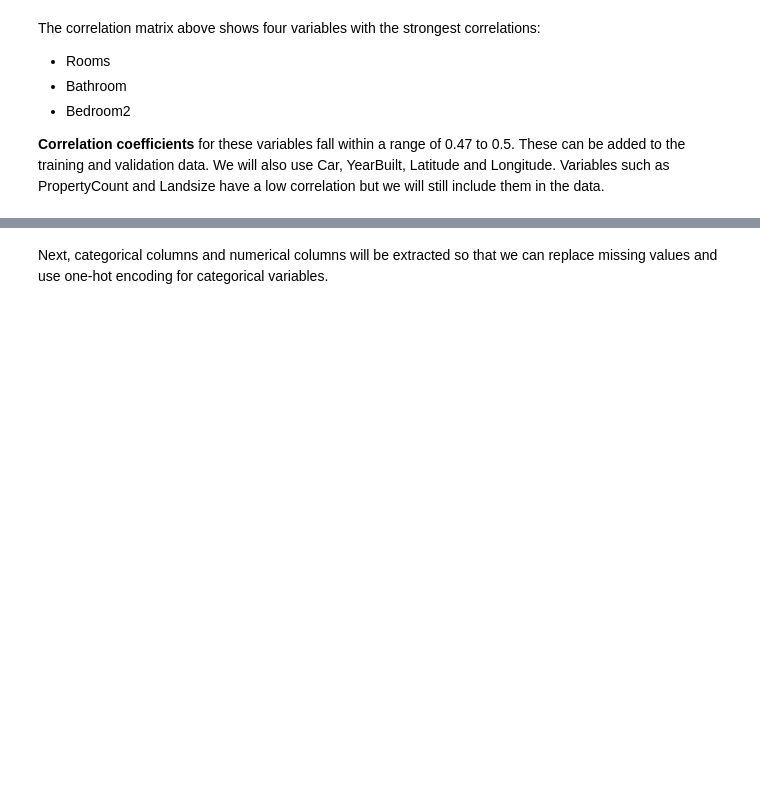
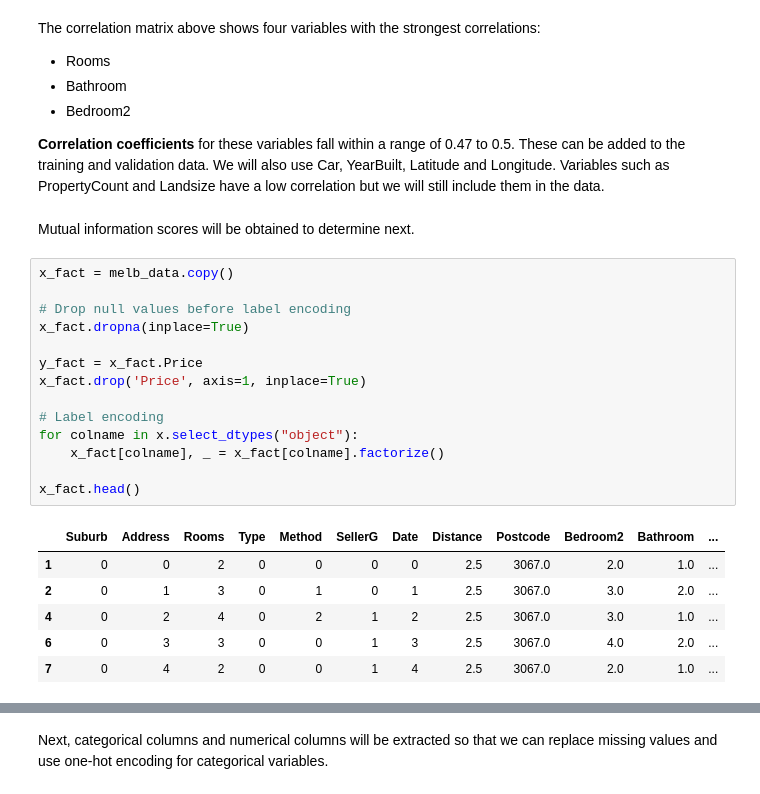
Before and after one commit to zerrynlh/Melbounrne-AUD-Housing-Market, a Jupyter notebook: notebook/Melb.ipynb, the cells around one changed output, grey strips where cells are left out. Cells and saved outputs as stored; diff of their text form; blank space fills up the shorter version.

```diff
--- a/notebook/Melb.ipynb
+++ b/notebook/Melb.ipynb
@@ -111,3 +92,26 @@ The correlation matrix above shows four variables with the strongest correlation
 - Bedroom2
 
 **Correlation coefficients** for these variables fall within a range of 0.47 to 0.5. These can be added to the training and validation data. We will also use Car, YearBuilt, Latitude and Longitude. Variables such as PropertyCount and Landsize have a low correlation but we will still include them in the data.
+# %% [markdown]
+Mutual information scores will be obtained to determine next.
+# %%
+x_fact = melb_data.copy()
+
+# Drop null values before label encoding
+x_fact.dropna(inplace=True)
+
+y_fact = x_fact.Price
+x_fact.drop('Price', axis=1, inplace=True)
+
+# Label encoding
+for colname in x.select_dtypes("object"):
+    x_fact[colname], _ = x_fact[colname].factorize()
+
+x_fact.head()
+# %% [output]
+|  | Suburb | Address | Rooms | Type | Method | SellerG | Date | Distance | Postcode | Bedroom2 | Bathroom | ... |
+| 1 | 0 | 0 | 2 | 0 | 0 | 0 | 0 | 2.5 | 3067.0 | 2.0 | 1.0 | ... |
+| 2 | 0 | 1 | 3 | 0 | 1 | 0 | 1 | 2.5 | 3067.0 | 3.0 | 2.0 | ... |
+| 4 | 0 | 2 | 4 | 0 | 2 | 1 | 2 | 2.5 | 3067.0 | 3.0 | 1.0 | ... |
+| 6 | 0 | 3 | 3 | 0 | 0 | 1 | 3 | 2.5 | 3067.0 | 4.0 | 2.0 | ... |
+| 7 | 0 | 4 | 2 | 0 | 0 | 1 | 4 | 2.5 | 3067.0 | 2.0 | 1.0 | ... |
```
Also changed, not shown: parts of 32 cells of this notebook.
